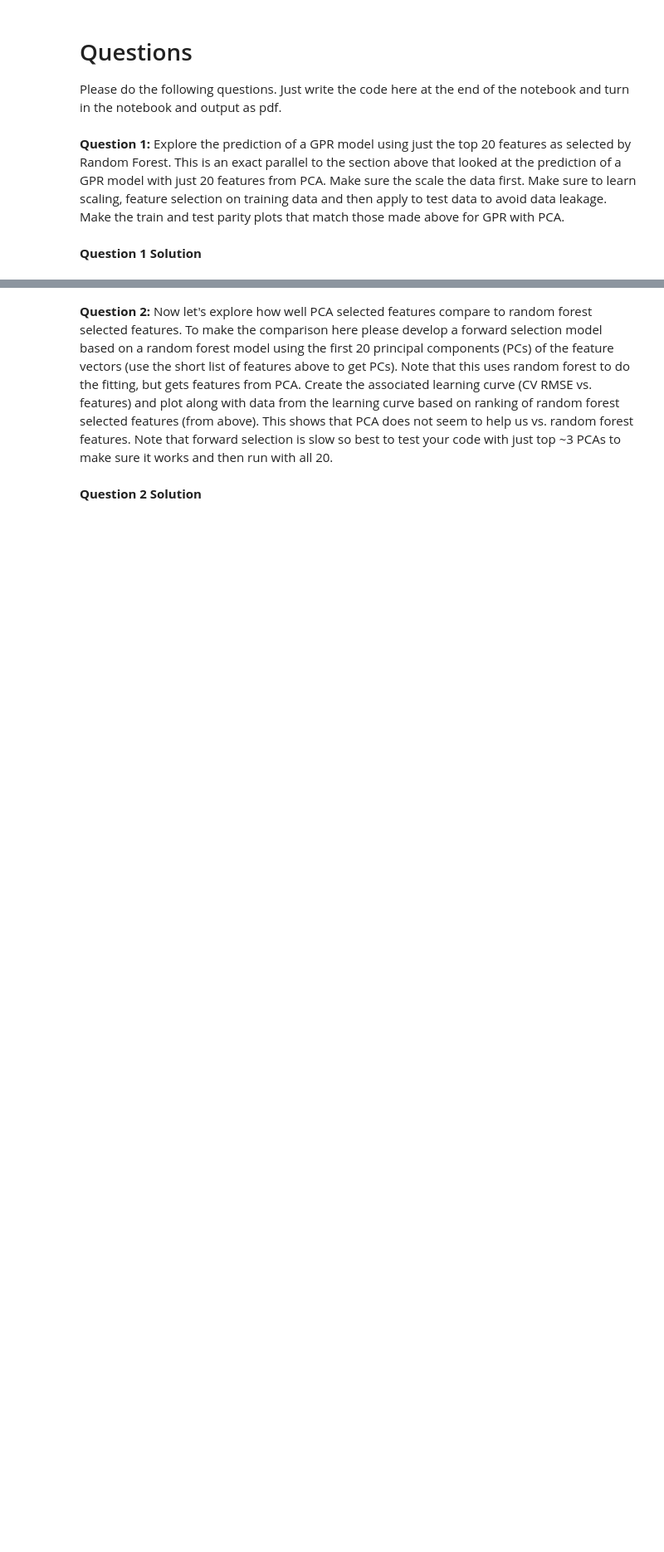
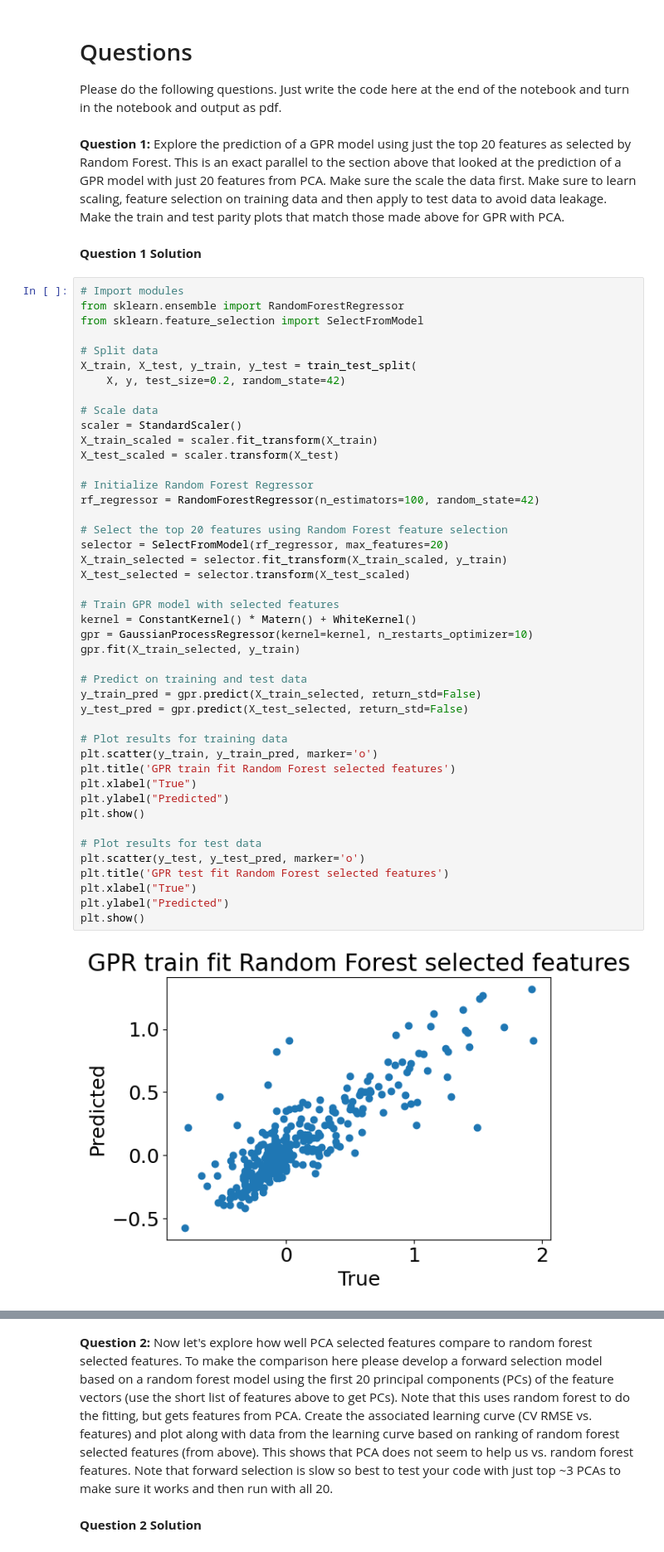
Before and after one commit to jhyang13/repo_mse803_lab3, a Jupyter notebook: Features Inorganic v1.3.ipynb, the cells around one changed output, grey strips where cells are left out. Shown at 83% size. Drawn from its saved outputs; the diff is of its cells as text; blank space fills up the shorter version.

```diff
--- a/Features Inorganic v1.3.ipynb
+++ b/Features Inorganic v1.3.ipynb
@@ -617,3 +617,49 @@ Please do the following questions.  Just write the code here at the end of the n
 **Question 1:**  Explore the prediction of a GPR model using just the top 20 features as selected by Random Forest. This is an exact parallel to the section above that looked at the prediction of a GPR model with just 20 features from PCA. Make sure the scale the data first.  Make sure to learn scaling, feature selection on training data and then apply to test data to avoid data leakage. Make the train and test parity plots that match those made above for GPR with PCA.
 # %% [markdown]
 **Question 1 Solution**
+# %%
+# Import modules
+from sklearn.ensemble import RandomForestRegressor
+from sklearn.feature_selection import SelectFromModel
+
+# Split data
+X_train, X_test, y_train, y_test = train_test_split(
+    X, y, test_size=0.2, random_state=42)
+
+# Scale data
+scaler = StandardScaler()
+X_train_scaled = scaler.fit_transform(X_train)
+X_test_scaled = scaler.transform(X_test)
+
+# Initialize Random Forest Regressor
+rf_regressor = RandomForestRegressor(n_estimators=100, random_state=42)
+
+# Select the top 20 features using Random Forest feature selection
+selector = SelectFromModel(rf_regressor, max_features=20)
+X_train_selected = selector.fit_transform(X_train_scaled, y_train)
+X_test_selected = selector.transform(X_test_scaled)
+
+# Train GPR model with selected features
+kernel = ConstantKernel() * Matern() + WhiteKernel()
+gpr = GaussianProcessRegressor(kernel=kernel, n_restarts_optimizer=10)
+gpr.fit(X_train_selected, y_train)
+
+# Predict on training and test data
+y_train_pred = gpr.predict(X_train_selected, return_std=False)
+y_test_pred = gpr.predict(X_test_selected, return_std=False)
+
+# Plot results for training data
+plt.scatter(y_train, y_train_pred, marker='o')
+plt.title('GPR train fit Random Forest selected features')
+plt.xlabel("True")
+plt.ylabel("Predicted")
+plt.show()
+
+# Plot results for test data
+plt.scatter(y_test, y_test_pred, marker='o')
+plt.title('GPR test fit Random Forest selected features')
+plt.xlabel("True")
+plt.ylabel("Predicted")
+plt.show()
+# %% [output]
+[figure, added]
```
Also changed, not shown: parts of 12 cells of this notebook, 21 other files.
